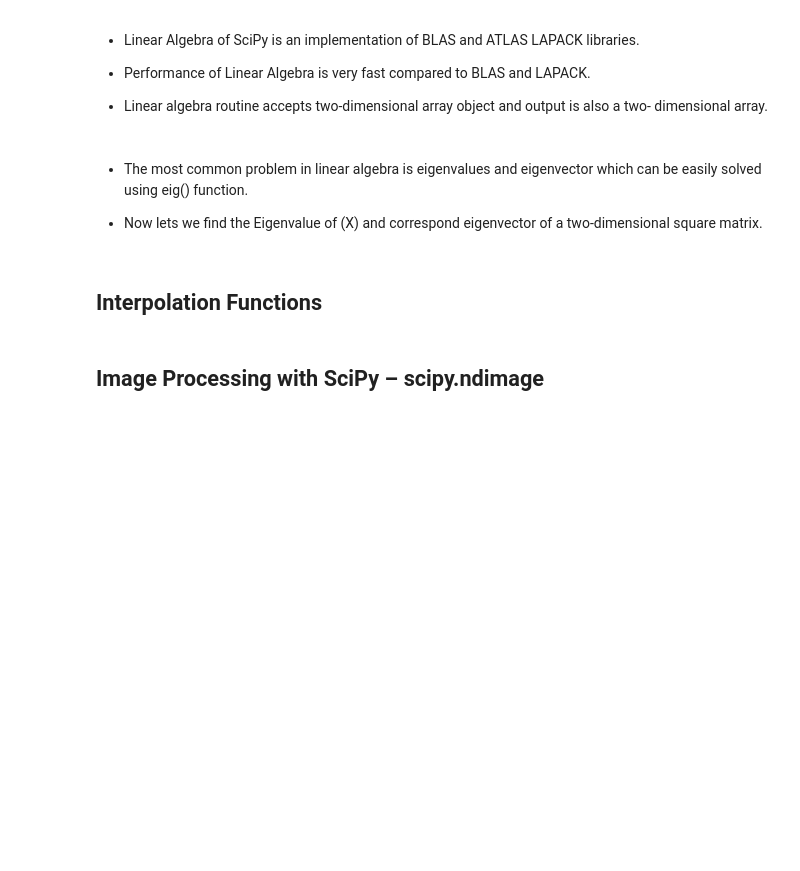
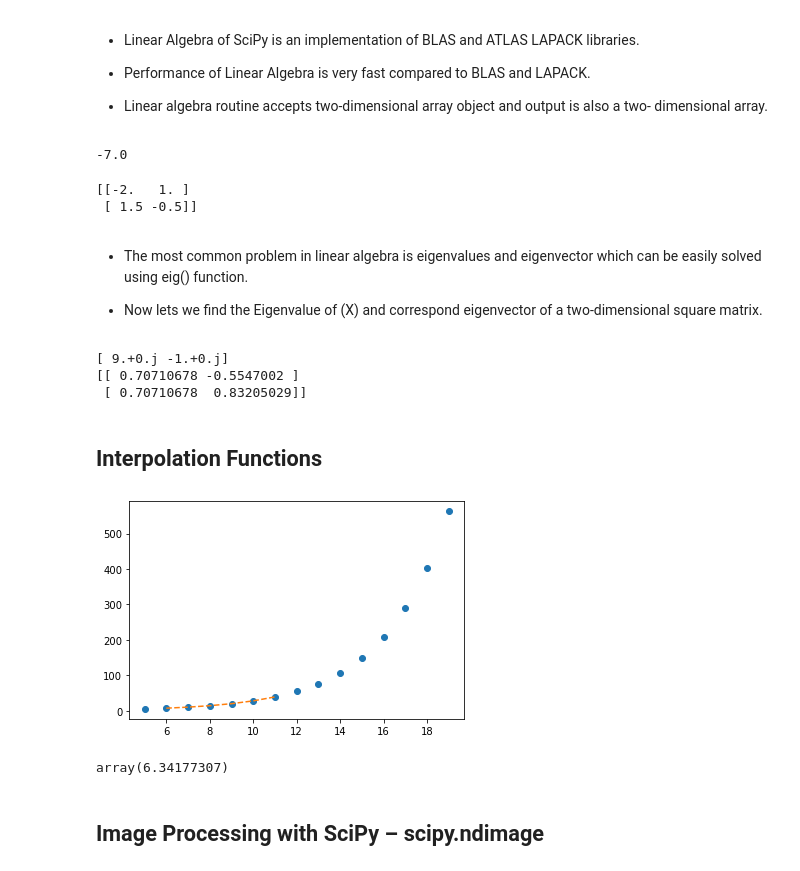
Before and after one commit to BeomSoo-Ann/DataViz, a Jupyter notebook: swcon425-lec05_scipy_lab.ipynb, the cells around one changed output. Cells and saved outputs as stored; diff of their text form; code cells hidden in the pictures; blank space fills up the shorter version.

```diff
--- a/swcon425-lec05_scipy_lab.ipynb
+++ b/swcon425-lec05_scipy_lab.ipynb
@@ -172,14 +297,19 @@ from scipy import linalg
 import numpy as np
 #define square matrix
 two_d_array = np.array([ [4,5], [3,2] ]) # pass values to det() function
-determinant = #####
+determinant = linalg.det(two_d_array) # print the result
 print(determinant)
+# %% [output]
+-7.0
 # %%
 # inverse matrix
 from scipy import linalg
 a = np.array([[1,2],[3,4]])
-inverse_mat = #####
+inverse_mat = linalg.inv(a)
 print(inverse_mat)
+# %% [output]
+[[-2.   1. ]
+ [ 1.5 -0.5]]
 # %% [markdown]
 - The most common problem in linear algebra is eigenvalues and eigenvector which can be easily solved using eig() function.
 
@@ -190,20 +320,31 @@ from scipy import linalg
 import numpy as np
 #define two dimensional array
 arr = np.array([[5,4],[6,3]]) #pass value into function
-eg_val, eg_vect = #####  #get eigenvalues
+eg_val, eg_vect = linalg.eig(arr)  #get eigenvalues
 print(eg_val) #get eigenvectors print(eg_vect)
+print(eg_vect) #고유 벡터
+# %% [output]
+[ 9.+0.j -1.+0.j]
+[[ 0.70710678 -0.5547002 ]
+ [ 0.70710678  0.83205029]]
 # %% [markdown]
 ## Interpolation Functions
 # %%
 import matplotlib.pyplot as plt
 from scipy import interpolate
 x = np.arange(5,20)
 y = np.exp(x/3.0)
-f = #####
+f = interpolate.interp1d(x, y) # use interpolation function returned by inter1d
 x1 = np.arange(6,12)
-y1 = #####  # use interpolation function retruned by inter1d
+y1 = f(x1)  # use interpolation function retruned by inter1d
 plt.plot(x, y, 'o', x1, y1, '--')
 plt.show()
+# %% [output]
+[figure, added]
+# %%
+f(5.5)
+# %% [output]
+array(6.34177307)
 # %% [markdown]
 ## Image Processing with SciPy – scipy.ndimage
 # %% [markdown]
```
Also changed, not shown: parts of 19 cells of this notebook, 1 other file.
